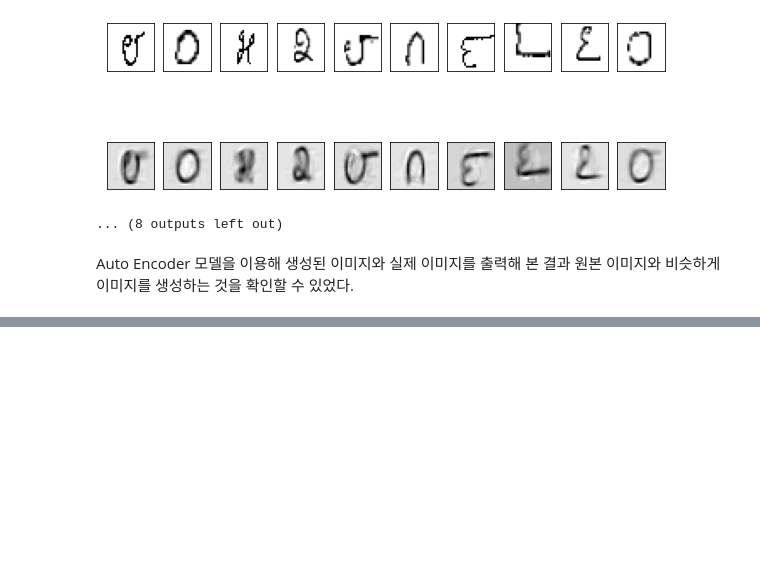
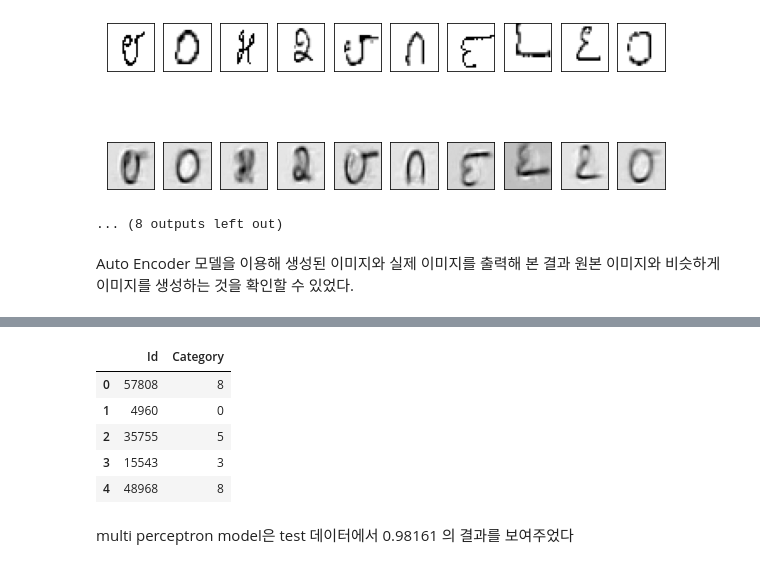
Before and after one commit to Taehee-K/ToBigs15, a Jupyter notebook: Week7/week7_NN심화&Framework/NN심화_Framework.ipynb, the cells around one changed output, grey strips where cells are left out. Saved outputs shown, nothing was run; the diff lists cells and outputs as text; code cells hidden in the pictures; blank space fills up the shorter version.

```diff
--- a/Week7/week7_NN심화&Framework/NN심화_Framework.ipynb
+++ b/Week7/week7_NN심화&Framework/NN심화_Framework.ipynb
@@ -312,0 +350,40 @@ Auto Encoder 모델을 이용해 생성된 이미지와 실제 이미지를 출
+# %%
+# 모델 학습
+
+def train(model, train_loader, optimizer, log_interval):
+    model.train()   #MLP 모델을 학습 상대로 지정
+    for batch_idx,(image, label) in enumerate(train_loader):
+        image = image.to(DEVICE)    # 이미지 데이터 device에 할당
+        label = label.to(DEVICE)    # 레이블 데이터도 device에 할당
+        optimizer.zero_grad()       # optimizer의 gradient값을 초기화
+        output = model(image)       # output계산
+        loss = criterion(output, label) # cross entropy를 이용해 loss 계산
+        loss.backward()     #loss계산값을 바탕으로 back propagation -> 계산된 gradient 값 각 parameter에 할당
+        optimizer.step()    #각 파라미터에 할당된 graidient값을 이용해 파라미터 값 업데이트
+
+        if batch_idx % log_interval == 0:
+            print("Train Epoch: {} [{}/{}({:.0f}%)]\t Train Loss: {:.6f}".format(
+                Epoch, batch_idx * len(image),
+                len(train_loader.dataset), 100. *batch_idx / len(train_loader),
+                loss.item()
+            ))
+# %%
+## 모델 Test
+
+def evaluate(model, test_loader):
+    model.eval()    # 모델을 평가 상태로 지정
+    predict = []
+    for image, _ in test_loader:
+        image = image.to(DEVICE)
+        output = model(image)
+        prediction = output.max(1, keepdim = False)[1]   # output -> 크기 10인 벡터값
+                                                        # 계산된 벡터 값 내 가장 큰 값의 위치에 해당하는 클래스 예측
+        predict += prediction.tolist() # predict list에 추가
+
+    return predict
+# %%
+## Train
+
+EPOCHS = 30
+for Epoch in range (1, EPOCHS +1 ):
+    train(model, train_loader, optimizer, log_interval = 200)   #train_loaer 학습데이터로 train model 실행, log_interval: 학습 과정 출력
@@ -312,0 +408,10 @@ Auto Encoder 모델을 이용해 생성된 이미지와 실제 이미지를 출
+# %%
+sub['Category'] = evaluate(model, test_loader)
+sub.head()
+# %% [output]
+|  | Id | Category |
+| 0 | 57808 | 8 |
+| 1 | 4960 | 0 |
+| 2 | 35755 | 5 |
+| 3 | 15543 | 3 |
+| 4 | 48968 | 8 |
@@ -312,0 +420,2 @@ Auto Encoder 모델을 이용해 생성된 이미지와 실제 이미지를 출
+# %% [markdown]
+multi perceptron model은 test 데이터에서 0.98161 의 결과를 보여주었다
```
Also changed, not shown: parts of 18 cells of this notebook, 1 other file.
